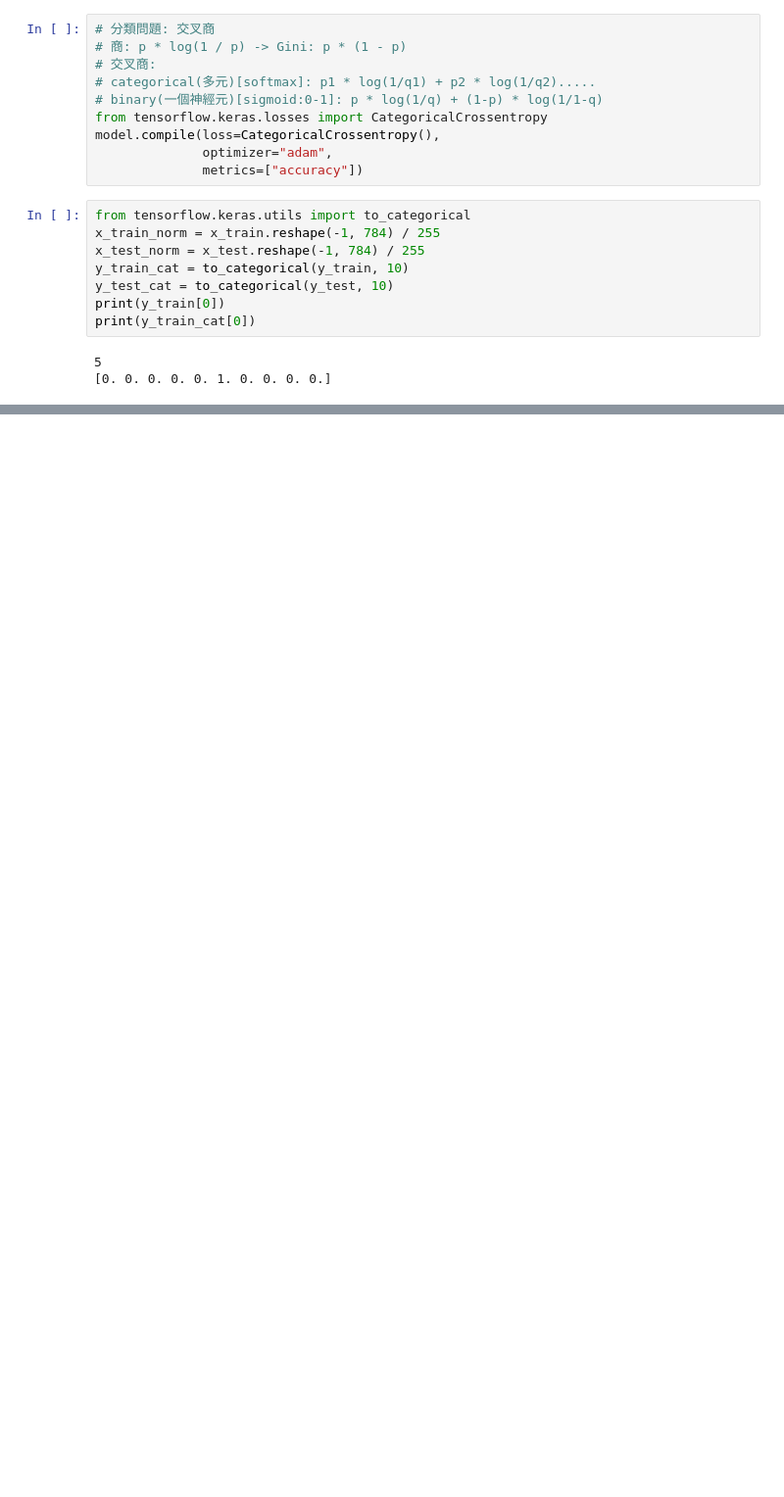
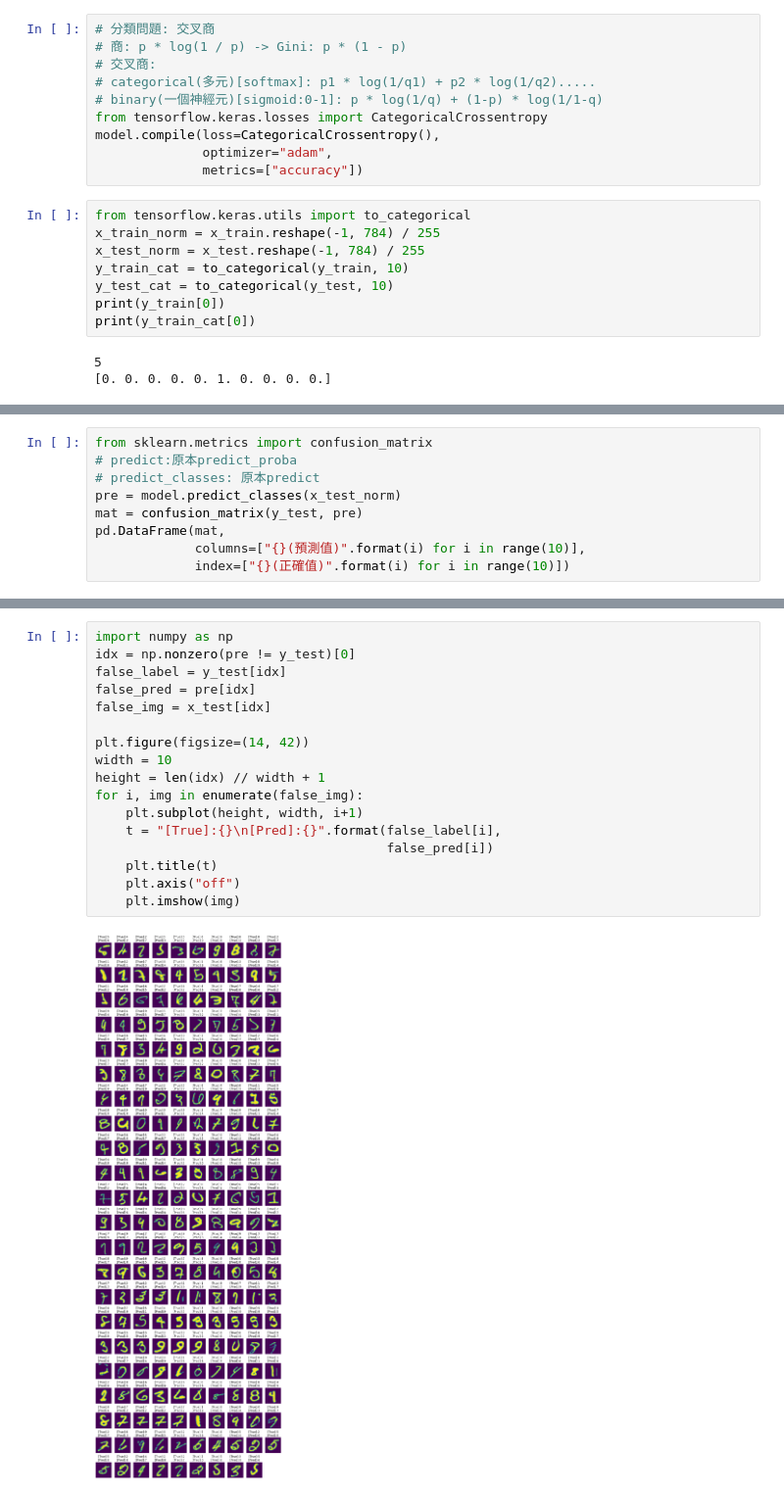
Before and after one commit to Elwing-Chou/ximenml, a Jupyter notebook: mlp.ipynb, the cells around one changed output, grey strips where cells are left out. Shown at 98% size. Saved outputs shown, nothing was run; the diff lists cells and outputs as text; blank space fills up the shorter version.

```diff
--- a/mlp.ipynb
+++ b/mlp.ipynb
@@ -106,0 +129,9 @@ model.evaluate(x_test_norm, y_test_cat)
+# %%
+from sklearn.metrics import confusion_matrix
+# predict:原本predict_proba
+# predict_classes: 原本predict
+pre = model.predict_classes(x_test_norm)
+mat = confusion_matrix(y_test, pre)
+pd.DataFrame(mat,
+             columns=["{}(預測值)".format(i) for i in range(10)],
+             index=["{}(正確值)".format(i) for i in range(10)])
@@ -106,0 +150,19 @@ model.evaluate(x_test_norm, y_test_cat)
+# %%
+import numpy as np
+idx = np.nonzero(pre != y_test)[0]
+false_label = y_test[idx]
+false_pred = pre[idx]
+false_img = x_test[idx]
+
+plt.figure(figsize=(14, 42))
+width = 10
+height = len(idx) // width + 1
+for i, img in enumerate(false_img):
+    plt.subplot(height, width, i+1)
+    t = "[True]:{}\n[Pred]:{}".format(false_label[i],
+                                      false_pred[i])
+    plt.title(t)
+    plt.axis("off")
+    plt.imshow(img)
+# %% [output]
+[figure, added]
```
Also changed, not shown: parts of 6 cells of this notebook.
